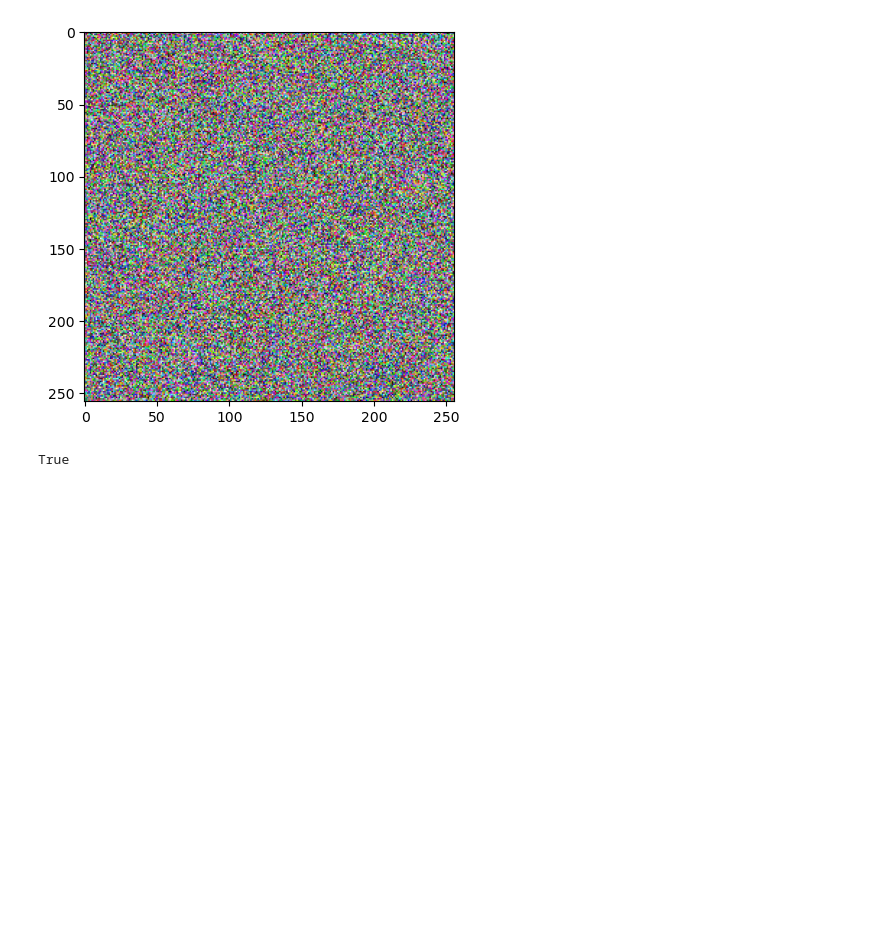
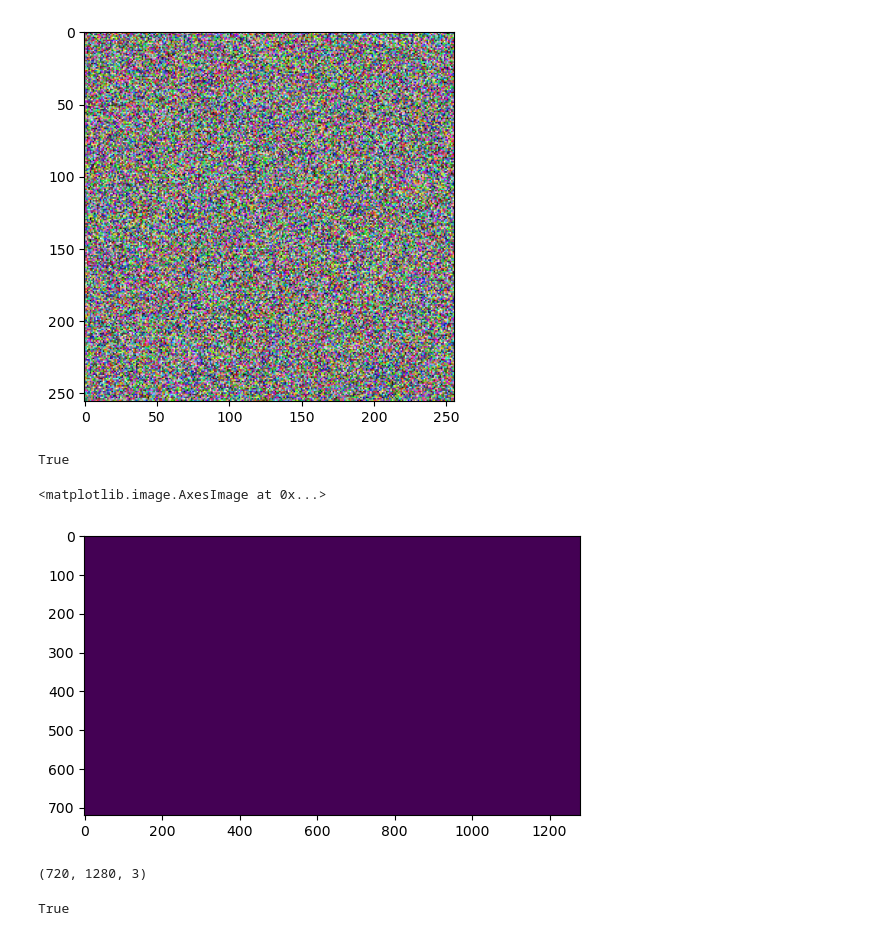
Before and after one commit to Sameershrinath/5th_sem, a Jupyter notebook: PYTHON/Image_processing/OpenCV.ipynb, the cells around one changed output. Saved outputs shown, nothing was run; the diff lists cells and outputs as text; code cells hidden in the pictures; blank space fills up the shorter version.

```diff
--- a/PYTHON/Image_processing/OpenCV.ipynb
+++ b/PYTHON/Image_processing/OpenCV.ipynb
@@ -310,3 +310,10 @@ plt.imshow(randomimage)
 cv.imwrite("randomimage.png",randomimage)
 # %% [output]
 True
+# %%
+arr=np.zeros((720,1280),dtype=int)
+# %%
+plt.imshow(arr)
+# %% [output]
+<matplotlib.image.AxesImage at 0x...>
+[figure, added]
@@ -312,0 +334,8 @@ True
+# %%
+img.shape
+# %% [output]
+(720, 1280, 3)
+# %%
+cv.imwrite("image.png",img)
+# %% [output]
+True
```
Also changed, not shown: parts of 12 cells of this notebook.
